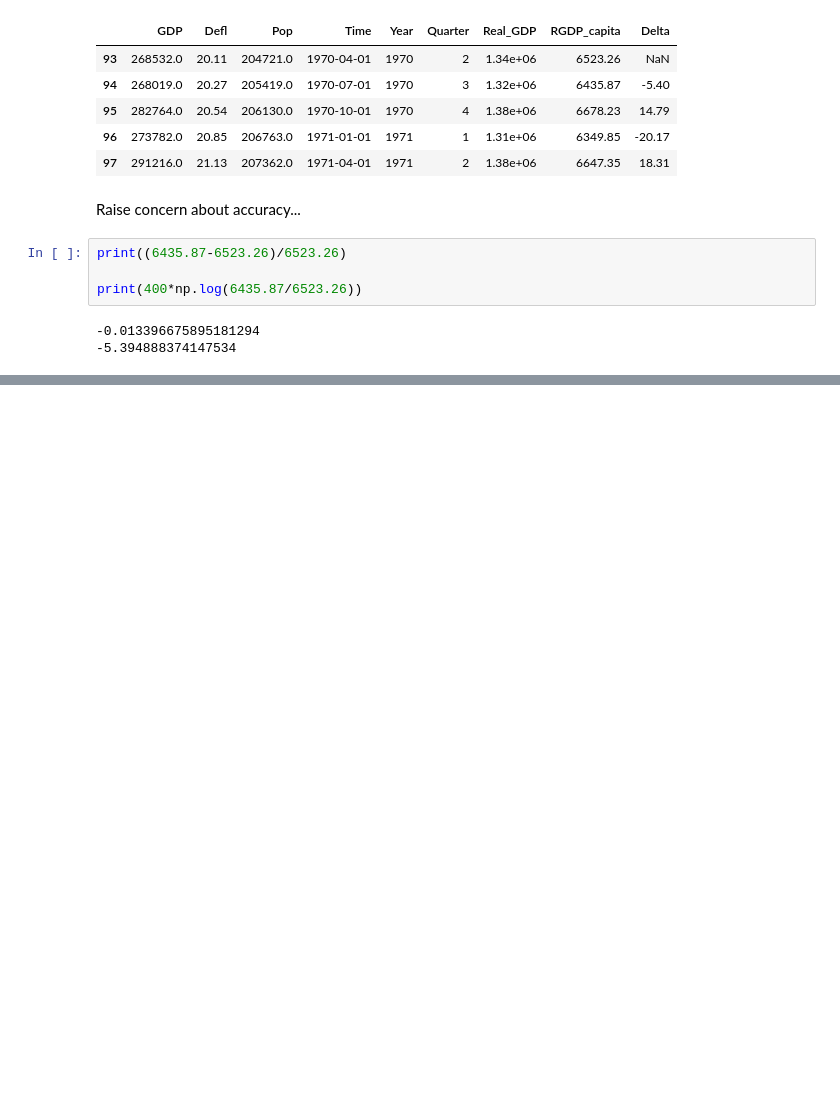
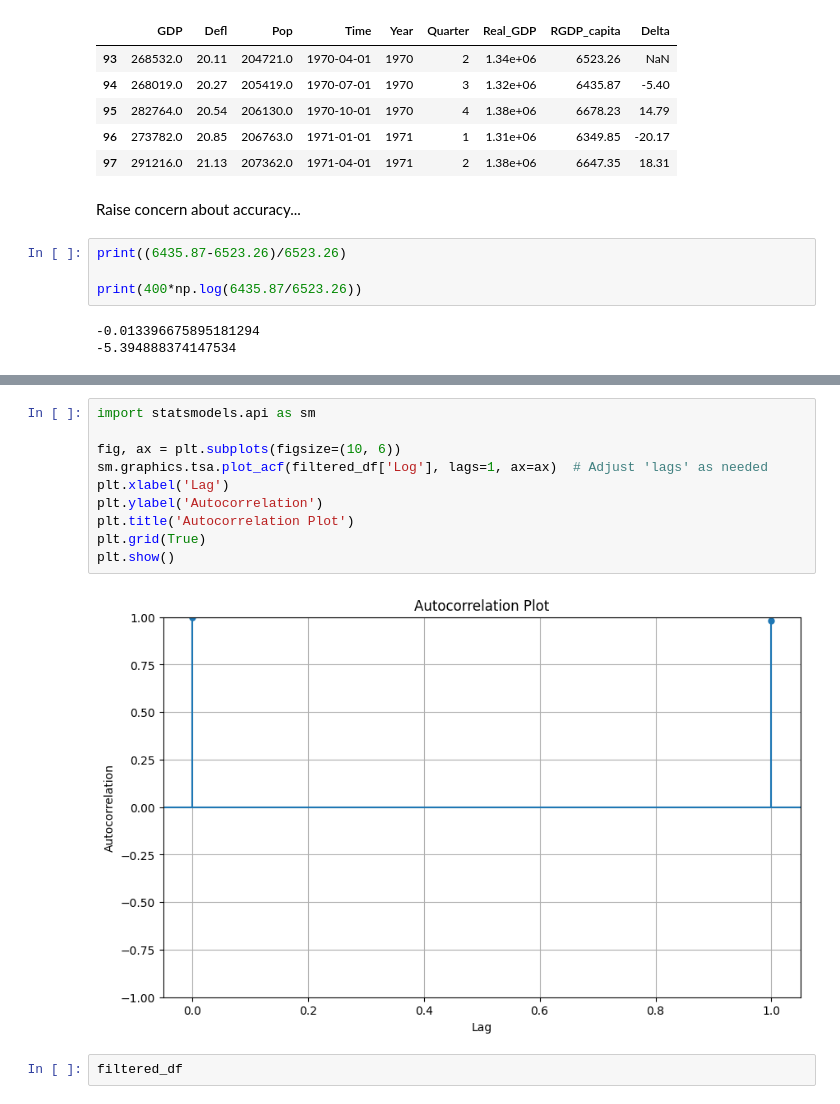
Before and after one commit to giordanovitale/Time-Series-Assignments, a Jupyter notebook: Assignment 2/Assignment2.ipynb, the cells around one changed output, grey strips where cells are left out. Cells and saved outputs as stored; diff of their text form; blank space fills up the shorter version.

```diff
--- a/Assignment 2/Assignment2.ipynb
+++ b/Assignment 2/Assignment2.ipynb
@@ -247,0 +269,14 @@ print(400*np.log(6435.87/6523.26))
+# %%
+import statsmodels.api as sm
+
+fig, ax = plt.subplots(figsize=(10, 6))
+sm.graphics.tsa.plot_acf(filtered_df['Log'], lags=1, ax=ax)  # Adjust 'lags' as needed
+plt.xlabel('Lag')
+plt.ylabel('Autocorrelation')
+plt.title('Autocorrelation Plot')
+plt.grid(True)
+plt.show()
+# %% [output]
+[figure, added]
+# %%
+filtered_df
```
Also changed, not shown: parts of 5 cells of this notebook.
